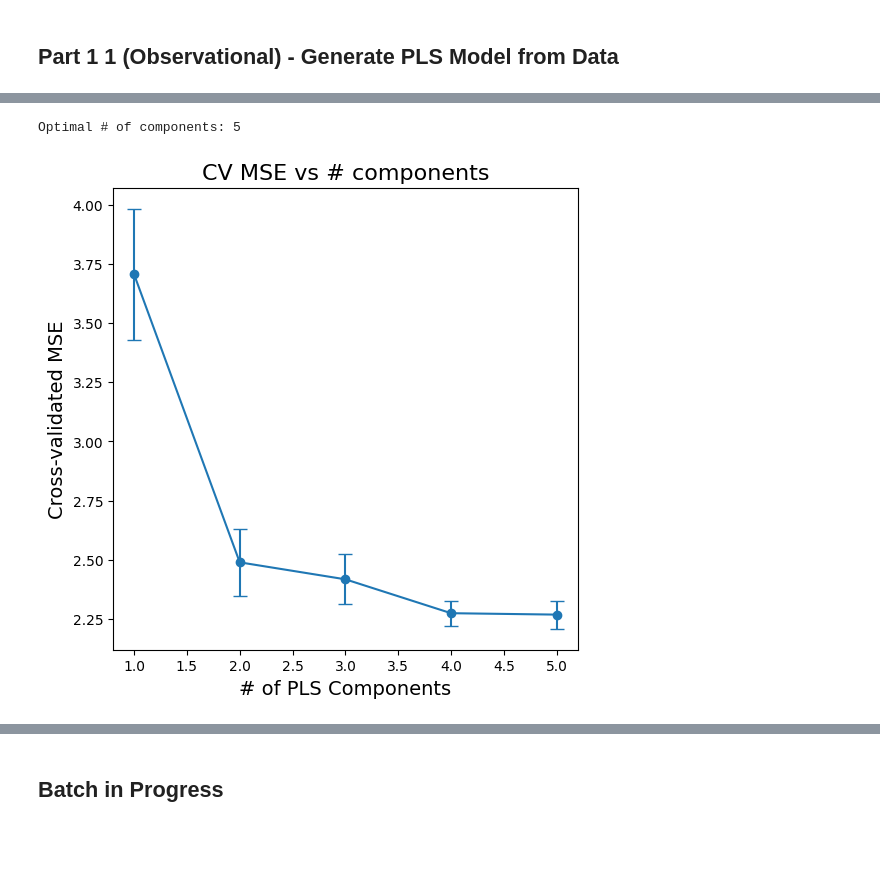
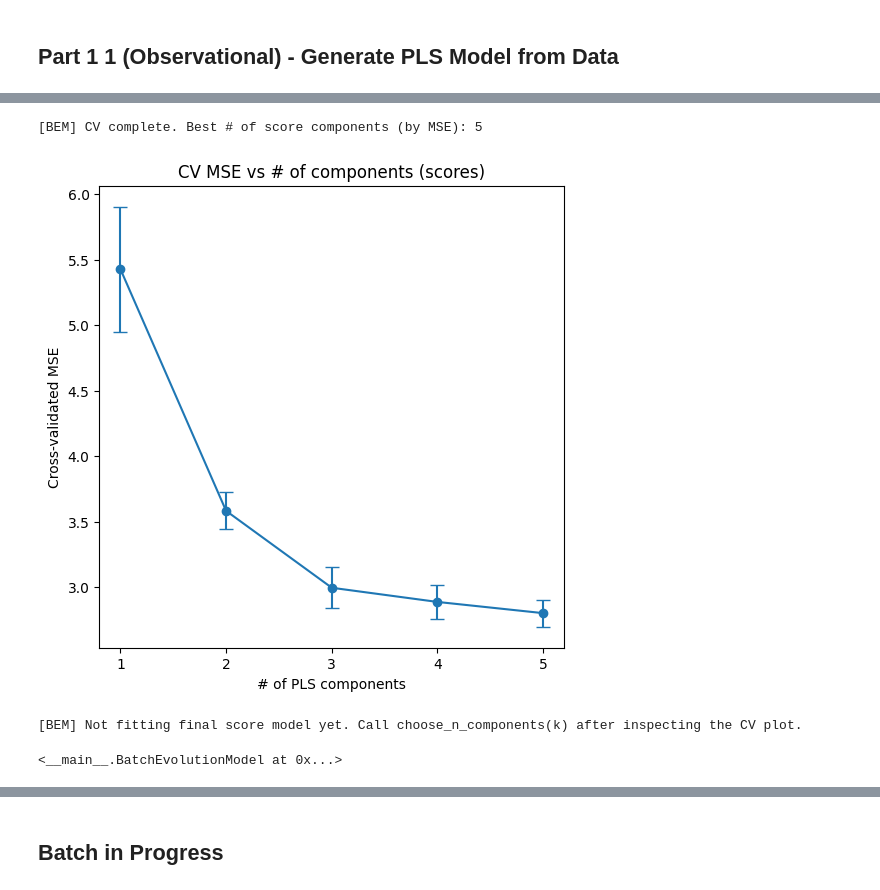
Before and after one commit to jhwaffles/batch_evolution_modeling, a Jupyter notebook: batch_evolution_modeling copy.ipynb, the cells around one changed output, grey strips where cells are left out. Cells and saved outputs as stored; diff of their text form; code cells hidden in the pictures; blank space fills up the shorter version.

```diff
--- a/batch_evolution_modeling copy.ipynb
+++ b/batch_evolution_modeling copy.ipynb
@@ -265,16 +968,17 @@ def plot_component_with_bounds(
 # %%
 df = pd.read_excel("synthesized_data.xlsx")
+X_cols = ['acetate_mM', 'glucose_g_L', 'magnesium_mM', 'nh3_mM', 'phosphate_mM']
 
-X_cols = ['acetate_mM', 'glucose_g_L', 'mg_mM', 'nh3_mM', 'phosphate_mM']
-
-bem_model, pls_scores_df_train = train_bem_pls_for_scores(
-    df,
-    batch_prefix='S1',
+bem = BatchEvolutionModel(
+    X_cols=X_cols,
     batch_col='batch_id',
     time_col='batch_time_h',
-    X_cols=X_cols,
-    y_col=['batch_time_h'],   # how you're using it now
+    y_time_col='batch_time_h',
 )
+
+bem.fit_scores(df, n_splits=5, max_components=None, plot_cv=True, auto_select=False)
 # %% [output]
-Optimal # of components: 5
+[BEM] CV complete. Best # of score components (by MSE): 5
-[figure, old version]
+[figure, new version]
+[BEM] Not fitting final score model yet. Call choose_n_components(k) after inspecting the CV plot.
+<__main__.BatchEvolutionModel at 0x...>
```
Also changed, not shown: parts of 30 cells of this notebook, 25 other files.
